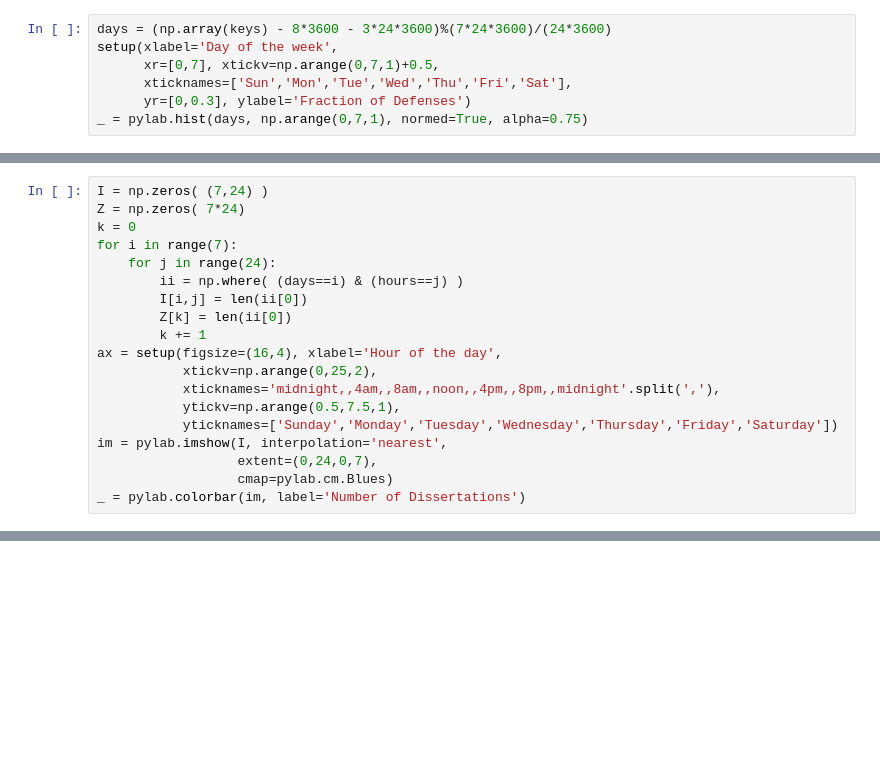
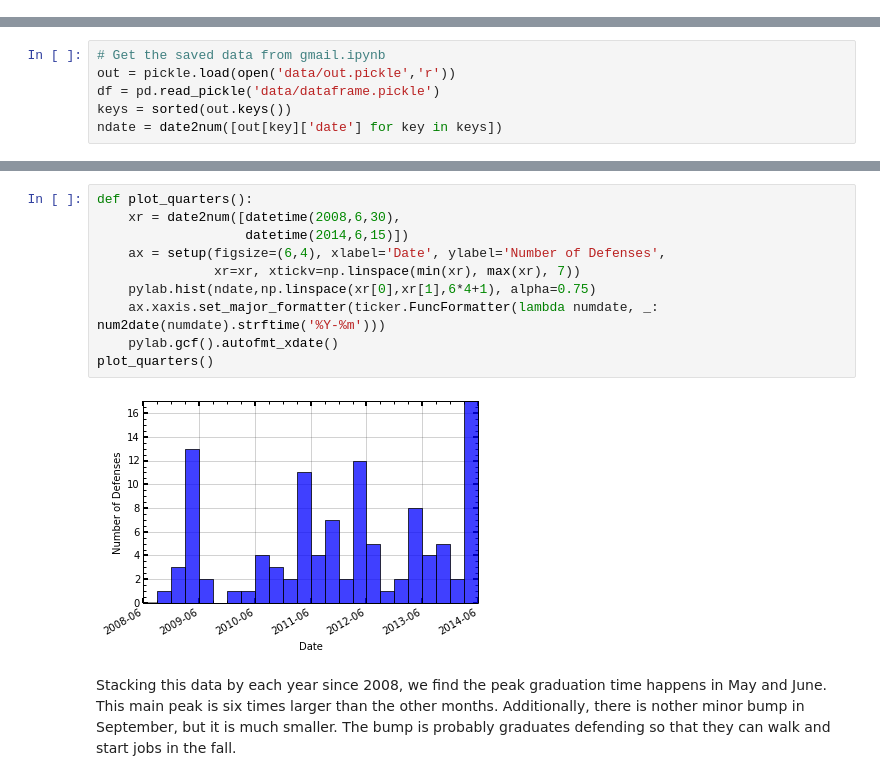
Before and after one commit to ajmendez/finaldefense, a Jupyter notebook: convert.ipynb, the cells around one changed output, grey strips where cells are left out. Saved outputs shown, nothing was run; the diff lists cells and outputs as text; blank space fills up the shorter version.

Commit message:
clean up of the convert plots

```diff
--- a/convert.ipynb
+++ b/convert.ipynb
@@ -272,7 +0,0 @@ _ = legend()
-# %%
-days = (np.array(keys) - 8*3600 - 3*24*3600)%(7*24*3600)/(24*3600)
-setup(xlabel='Day of the week',
-      xr=[0,7], xtickv=np.arange(0,7,1)+0.5,
-      xticknames=['Sun','Mon','Tue','Wed','Thu','Fri','Sat'],
-      yr=[0,0.3], ylabel='Fraction of Defenses')
-_ = pylab.hist(days, np.arange(0,7,1), normed=True, alpha=0.75)
@@ -281,19 +0,0 @@ _ = pylab.hist(days, np.arange(0,7,1), normed=True, alpha=0.75)
-# %%
-I = np.zeros( (7,24) )
-Z = np.zeros( 7*24)
-k = 0
-for i in range(7):
-    for j in range(24):
-        ii = np.where( (days==i) & (hours==j) )
-        I[i,j] = len(ii[0])
-        Z[k] = len(ii[0])
-        k += 1
-ax = setup(figsize=(16,4), xlabel='Hour of the day',
-           xtickv=np.arange(0,25,2),
-           xticknames='midnight,,4am,,8am,,noon,,4pm,,8pm,,midnight'.split(','),
-           ytickv=np.arange(0.5,7.5,1),
-           yticknames=['Sunday','Monday','Tuesday','Wednesday','Thursday','Friday','Saturday'])
-im = pylab.imshow(I, interpolation='nearest',
-                  extent=(0,24,0,7),
-                  cmap=pylab.cm.Blues)
-_ = pylab.colorbar(im, label='Number of Dissertations')
@@ -403,0 +21,6 @@ np.sqrt(10)
+# %%
+# Get the saved data from gmail.ipynb
+out = pickle.load(open('data/out.pickle','r'))
+df = pd.read_pickle('data/dataframe.pickle')
+keys = sorted(out.keys())
+ndate = date2num([out[key]['date'] for key in keys])
@@ -403,0 +38,17 @@ np.sqrt(10)
+# %%
+def plot_quarters():
+    xr = date2num([datetime(2008,6,30),
+                   datetime(2014,6,15)])
+    ax = setup(figsize=(6,4), xlabel='Date', ylabel='Number of Defenses',
+               xr=xr, xtickv=np.linspace(min(xr), max(xr), 7))
+    pylab.hist(ndate,np.linspace(xr[0],xr[1],6*4+1), alpha=0.75)
+    ax.xaxis.set_major_formatter(ticker.FuncFormatter(lambda numdate, _: num2date(numdate).strftime('%Y-%m')))
+    pylab.gcf().autofmt_xdate()
+plot_quarters()
+# %% [output]
+[figure, added]
+# %% [markdown]
+Stacking this data by each year since 2008, we find the peak graduation time happens in May and June.
+This main peak is six times larger than the other months.
+Additionally, there is nother minor bump in September, but it is much smaller.
+The bump is probably graduates defending so that they can walk and start jobs in the fall.
```
Also changed, not shown: parts of 41 cells of this notebook, 3 other files.
